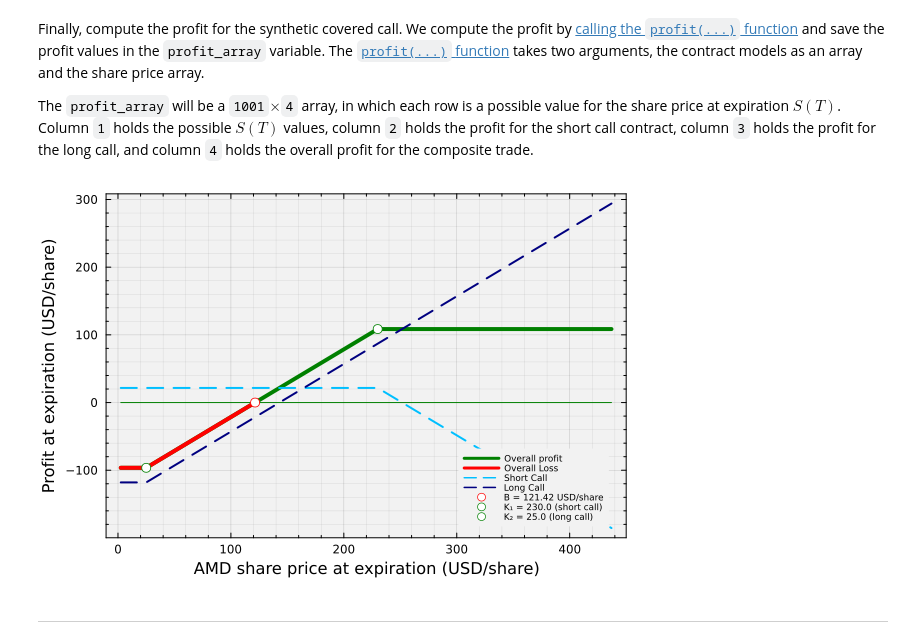
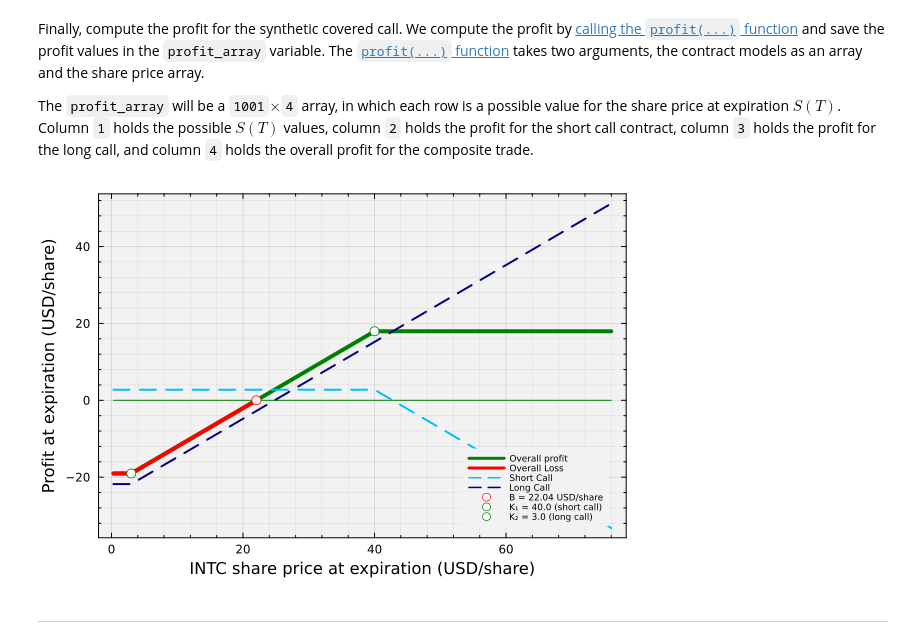
Before and after one commit to sp2229/CHEME-5660-CourseRepository-Fall-2025, a Jupyter notebook: lectures/week-12/L12b/CHEME-5660-L12b-Example-AnalysisSyntheticCoveredCall-Fall-2025.ipynb, the cells around one changed output. Drawn from its saved outputs; the diff is of its cells as text; code cells hidden in the pictures.

Commit message:
INTC
INTC

```diff
--- a/lectures/week-12/L12b/CHEME-5660-L12b-Example-AnalysisSyntheticCoveredCall-Fall-2025.ipynb
+++ b/lectures/week-12/L12b/CHEME-5660-L12b-Example-AnalysisSyntheticCoveredCall-Fall-2025.ipynb
@@ -29,7 +29,7 @@ To start, load the options data using [the `MyOptionsChainDataSet(...)` function
 metadata, optionschain, ticker = let
 
     # initialize -
-    ticker = "amd";
+    ticker = "intc";
     options_dataset = MyOptionsChainDataSet(ticker = ticker);
     metadata = options_dataset.metadata;
     optionschain = options_dataset.data;
@@ -163,12 +168,12 @@ Finally, let's build a model of the long call deep in the money (ITM) counter as
 # %%
 my_leap_contract_model = let
 
-    # Leap parameters - let's select a Δ ≈ 1 contract that expires in 2027
-    # This contract has a Δ = 0.9838
+    # Leap parameters - let's select a Δ ≈ 1 contract that expires in 1/15/2027
+    # This contract has a Δ = 0.9887
     my_leap_model = build(MyAmericanCallContractModel, (
-        K = 25, # strike price
-        IV = 0.7879, # implied volatility on LEAP
-        premium = 118.0, # set the premium (use the Mark)
+        K = 3, # strike price
+        IV = 1.9025, # Current implied volatility on LEAP (not when we purchased it?)
+        premium = 21.80, # set the premium (use the Mark)
         sense = 1,
         copy = 1
     ));
@@ -282,35 +287,35 @@ let
     N = length(profit_array[:,1]); # how many steps do we have?
     BEL = zeros(N);
     K₁ = call_contract_model.K;
     K₂ = my_leap_contract_model.K;
     # Sₚ = my_equity_model.purchase_price
 
     # SPL_vertical = range(-100,stop=100,length=N) |> collect;
     # SPL_horizontal = Sₒ*ones(N);
     # STRIKE_horizontal = K;
 
     # setup the coloring -
     profit_idx = findall(>(0), profit_array[:,end])
     loss_array = profit_array[:,:]; loss_array[profit_idx,:] .= NaN
 
     plot(profit_array[:,1],profit_array[:,end], lw=4, c=:green, label="Overall profit", minorgrid = true, xminorticks = 5, yminorticks = 5,
         bg="gray95", background_color_outside="white", framestyle = :box, fg_legend = :transparent, legendfontsize=6, legend=:bottomright)
     plot!(loss_array[:,1], loss_array[:,4], lw=4, label="Overall Loss", c=:red)
     plot!(profit_array[:,1], BEL, c=:green, lw=1, label="")
     plot!(profit_array[:,1],profit_array[:,2], lw=2, c=:deepskyblue1, label="Short Call", ls=:dash)
     plot!(profit_array[:,1],profit_array[:,3], lw=2, c=:navy, label="Long Call", ls=:dash)
 
     # scatter!([Sₚ], [0], ms=5, c=:navy, msc=:navy, ls=:dash, label="Sₚ = $(Sₚ) USD/share")
     scatter!([B], [0], ms=5, c=:white, msc=:red, ls=:dash, label="B = $(round(B, digits=4)) USD/share")
     scatter!([K₁],[max_profit], ms=5, label = "K₁ = $(K₁) (short call)", msc=:green, c=:white)
     scatter!([K₂],[max_loss], ms=5, label = "K₂ = $(K₂) (long call)", msc=:green, c=:white)
     # scatter!([max_profit_intersection],[max_profit], ms=5, label = "Opportunity loss = $(max_profit_intersection) USD/share", msc=:navy, c=:white)
 
-    xlabel!("AMD share price at expiration (USD/share)", fontsize=18)
+    xlabel!("INTC share price at expiration (USD/share)", fontsize=18)
     ylabel!("Profit at expiration (USD/share)", fontsize=18)
 end
 # %% [output]
-[figure, old version]
+[figure, new version]
 # %% [markdown]
 ___
 # %% [markdown]
```
Also changed, not shown: parts of 15 cells of this notebook, 3 other files.
